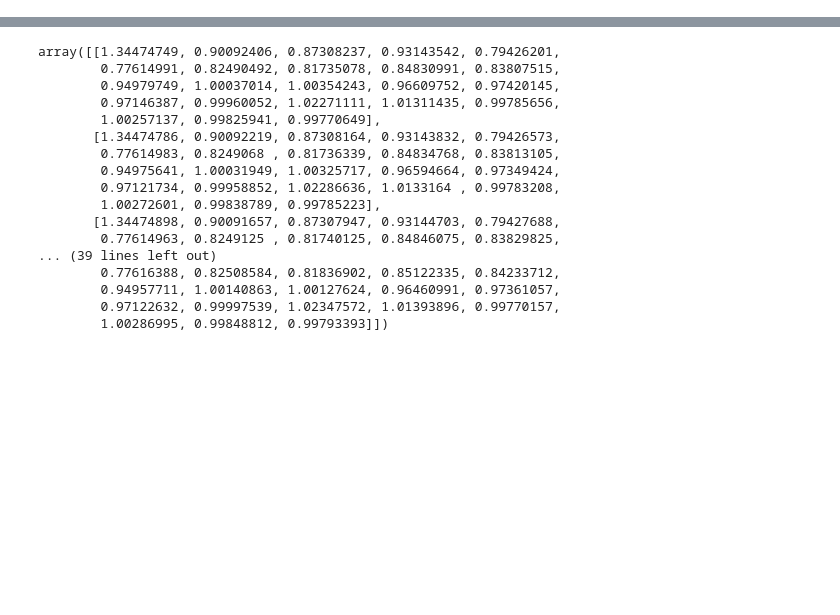
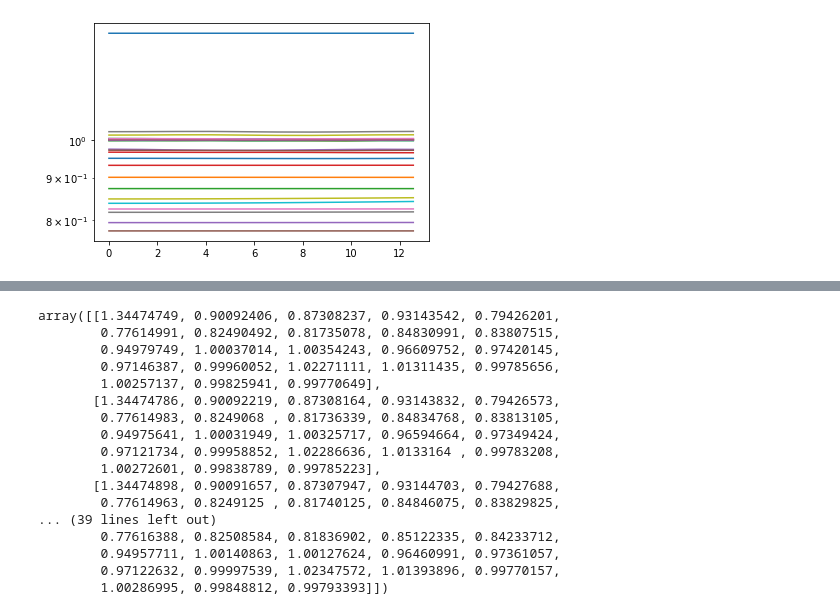
Before and after one commit to matibilkis/continuous, a Jupyter notebook: time_trace_final_time.ipynb, the cells around one changed output, grey strips where cells are left out. Saved outputs shown, nothing was run; the diff lists cells and outputs as text; code cells hidden in the pictures; blank space fills up the shorter version.

```diff
--- a/time_trace_final_time.ipynb
+++ b/time_trace_final_time.ipynb
@@ -35,0 +49,7 @@ ax.set_yscale("log")
+# %%
+ax = plt.subplot(111)
+for k, cut in enumerate(cuts_final_time[10:]):
+    ax.plot(omegas, loss[:,k], label=times[cut])
+ax.set_yscale("log")
+# %% [output]
+[figure, added]
```
Also changed, not shown: parts of 5 cells of this notebook, 5 other files.
